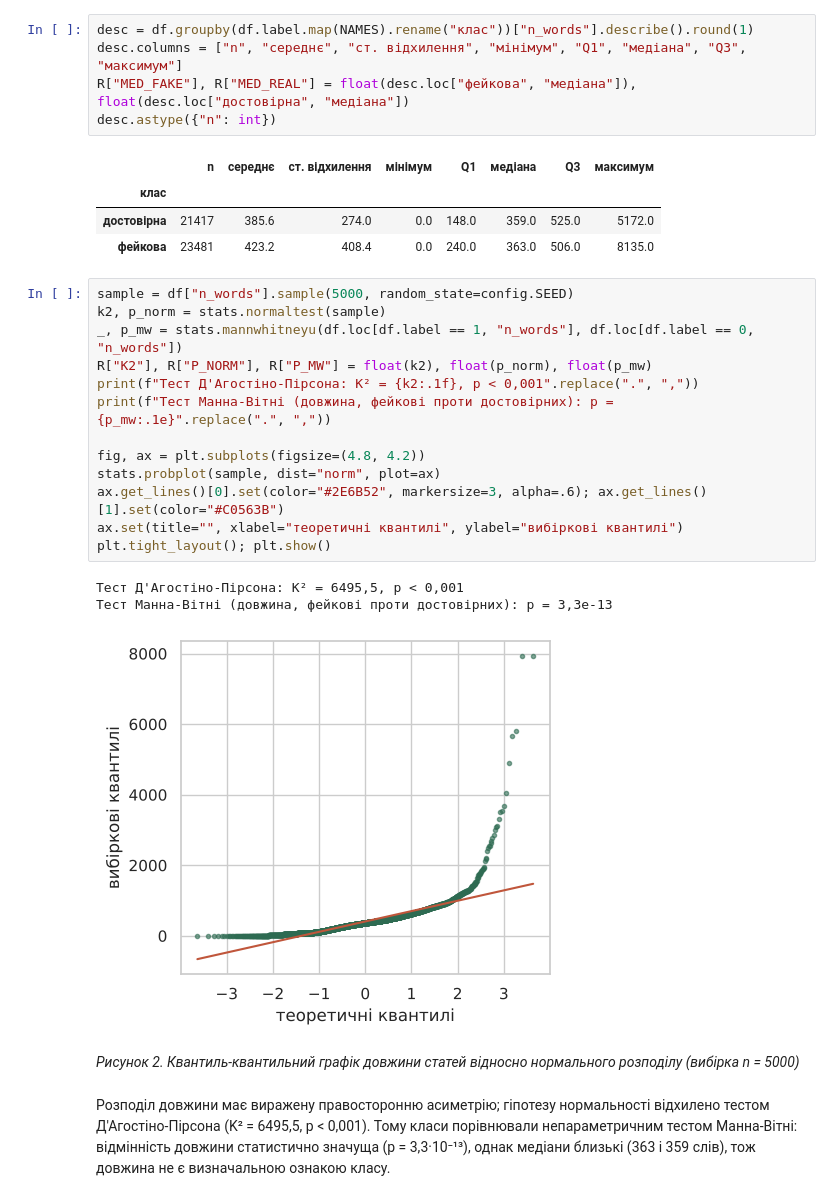
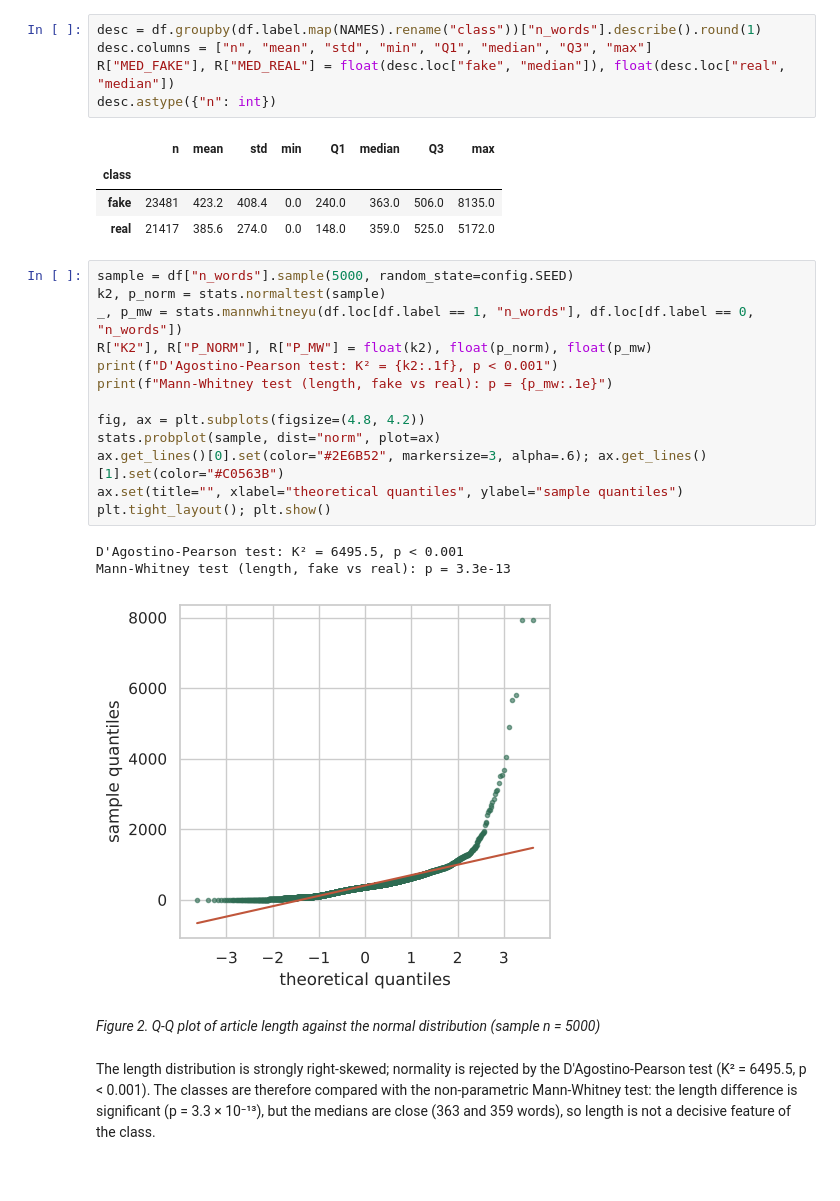
Before and after one commit to hasiukdiana-del/fake-news-detector, a Jupyter notebook: notebooks/01_research.ipynb, the cells around one changed output. Saved outputs shown, nothing was run; the diff lists cells and outputs as text.

```diff
--- a/notebooks/01_research.ipynb
+++ b/notebooks/01_research.ipynb
@@ -127,32 +127,32 @@ plt.tight_layout(); plt.show()
 # %%
-desc = df.groupby(df.label.map(NAMES).rename("клас"))["n_words"].describe().round(1)
-desc.columns = ["n", "середнє", "ст. відхилення", "мінімум", "Q1", "медіана", "Q3", "максимум"]
-R["MED_FAKE"], R["MED_REAL"] = float(desc.loc["фейкова", "медіана"]), float(desc.loc["достовірна", "медіана"])
+desc = df.groupby(df.label.map(NAMES).rename("class"))["n_words"].describe().round(1)
+desc.columns = ["n", "mean", "std", "min", "Q1", "median", "Q3", "max"]
+R["MED_FAKE"], R["MED_REAL"] = float(desc.loc["fake", "median"]), float(desc.loc["real", "median"])
 desc.astype({"n": int})
 # %% [output]
-|  | n | середнє | ст. відхилення | мінімум | Q1 | медіана | Q3 | максимум |
-| клас |  |  |  |  |  |  |  |  |
-| достовірна | 21417 | 385.6 | 274.0 | 0.0 | 148.0 | 359.0 | 525.0 | 5172.0 |
-| фейкова | 23481 | 423.2 | 408.4 | 0.0 | 240.0 | 363.0 | 506.0 | 8135.0 |
+|  | n | mean | std | min | Q1 | median | Q3 | max |
+| class |  |  |  |  |  |  |  |  |
+| fake | 23481 | 423.2 | 408.4 | 0.0 | 240.0 | 363.0 | 506.0 | 8135.0 |
+| real | 21417 | 385.6 | 274.0 | 0.0 | 148.0 | 359.0 | 525.0 | 5172.0 |
 # %%
 sample = df["n_words"].sample(5000, random_state=config.SEED)
 k2, p_norm = stats.normaltest(sample)
 _, p_mw = stats.mannwhitneyu(df.loc[df.label == 1, "n_words"], df.loc[df.label == 0, "n_words"])
 R["K2"], R["P_NORM"], R["P_MW"] = float(k2), float(p_norm), float(p_mw)
-print(f"Тест Д'Агостіно-Пірсона: K² = {k2:.1f}, p < 0,001".replace(".", ","))
-print(f"Тест Манна-Вітні (довжина, фейкові проти достовірних): p = {p_mw:.1e}".replace(".", ","))
+print(f"D'Agostino-Pearson test: K² = {k2:.1f}, p < 0.001")
+print(f"Mann-Whitney test (length, fake vs real): p = {p_mw:.1e}")
 
 fig, ax = plt.subplots(figsize=(4.8, 4.2))
 stats.probplot(sample, dist="norm", plot=ax)
 ax.get_lines()[0].set(color="#2E6B52", markersize=3, alpha=.6); ax.get_lines()[1].set(color="#C0563B")
-ax.set(title="", xlabel="теоретичні квантилі", ylabel="вибіркові квантилі")
+ax.set(title="", xlabel="theoretical quantiles", ylabel="sample quantiles")
 plt.tight_layout(); plt.show()
 # %% [output]
-Тест Д'Агостіно-Пірсона: K² = 6495,5, p < 0,001
-Тест Манна-Вітні (довжина, фейкові проти достовірних): p = 3,3e-13
+D'Agostino-Pearson test: K² = 6495.5, p < 0.001
+Mann-Whitney test (length, fake vs real): p = 3.3e-13
-[figure, old version]
+[figure, new version]
 # %% [markdown]
-*Рисунок 2. Квантиль-квантильний графік довжини статей відносно нормального розподілу (вибірка n = 5000)*
+*Figure 2. Q-Q plot of article length against the normal distribution (sample n = 5000)*
 # %% [markdown]
-Розподіл довжини має виражену правосторонню асиметрію; гіпотезу нормальності відхилено тестом Д'Агостіно-Пірсона (K² = 6495,5, p < 0,001). Тому класи порівнювали непараметричним тестом Манна-Вітні: відмінність довжини статистично значуща (p = 3,3·10⁻¹³), однак медіани близькі (363 і 359 слів), тож довжина не є визначальною ознакою класу.
+The length distribution is strongly right-skewed; normality is rejected by the D'Agostino-Pearson test (K² = 6495.5, p < 0.001). The classes are therefore compared with the non-parametric Mann-Whitney test: the length difference is significant (p = 3.3 × 10⁻¹³), but the medians are close (363 and 359 words), so length is not a decisive feature of the class.
 # %% [markdown]
```
Also changed, not shown: parts of 61 cells of this notebook.
